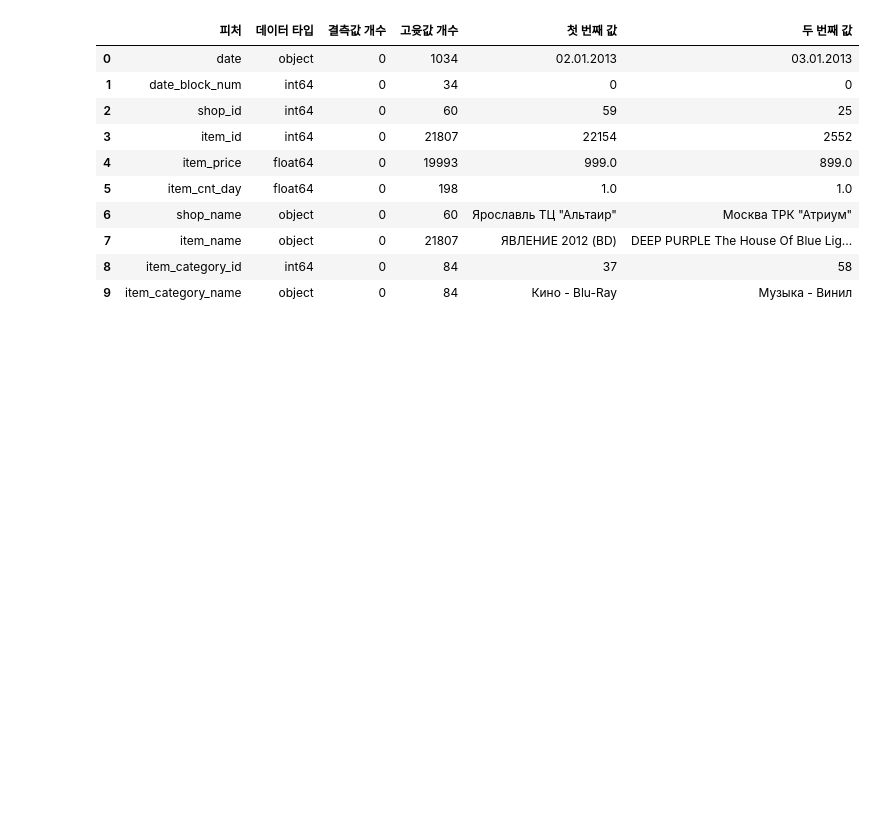
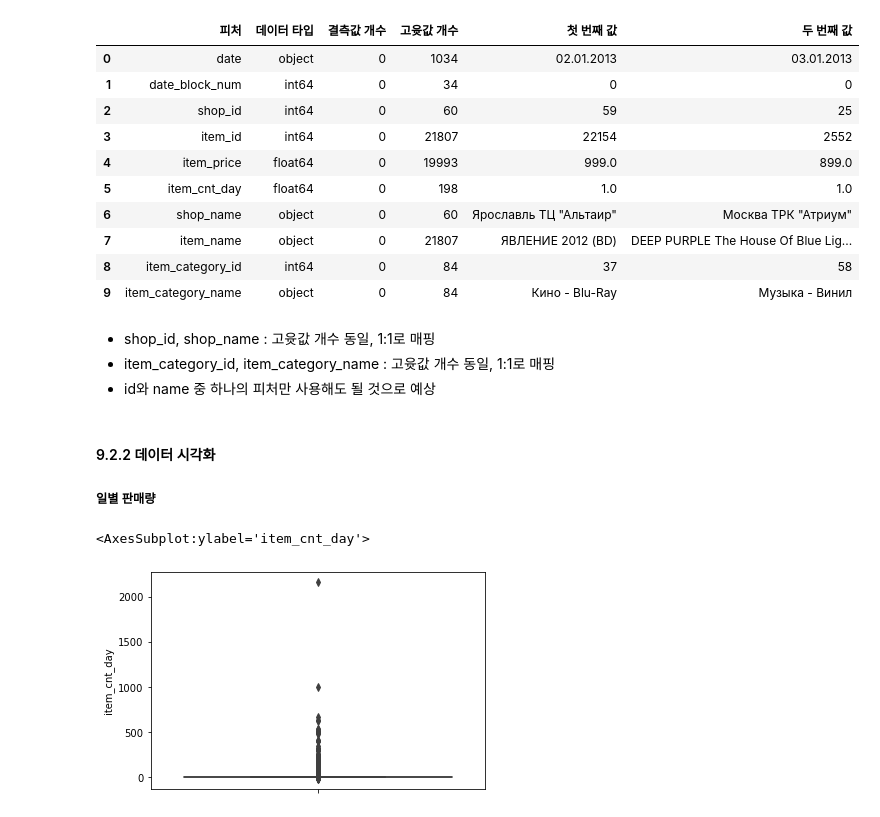
Before and after one commit to hbhb0311/DataAnalysis, a Jupyter notebook: predict_future_sales.ipynb, the cells around one changed output. Saved outputs shown, nothing was run; the diff lists cells and outputs as text; code cells hidden in the pictures; blank space fills up the shorter version.

```diff
--- a/predict_future_sales.ipynb
+++ b/predict_future_sales.ipynb
@@ -192,3 +192,20 @@ resumetable(train)
 | 7 | item_name | object | 0 | 21807 | ЯВЛЕНИЕ 2012 (BD) | DEEP PURPLE The House Of Blue Lig... |
 | 8 | item_category_id | int64 | 0 | 84 | 37 | 58 |
 | 9 | item_category_name | object | 0 | 84 | Кино - Blu-Ray | Музыка - Винил |
+# %% [markdown]
+- shop_id, shop_name : 고윳값 개수 동일, 1:1로 매핑
+- item_category_id, item_category_name : 고윳값 개수 동일, 1:1로 매핑
+- id와 name 중 하나의 피처만 사용해도 될 것으로 예상
+# %% [markdown]
+#### 9.2.2 데이터 시각화
+##### 일별 판매량
+# %%
+import seaborn as sns
+import matplotlib as mpl
+import matplotlib.pyplot as plt
+%matplotlib inline
+
+sns.boxplot(y = 'item_cnt_day', data = train)
+# %% [output]
+<AxesSubplot:ylabel='item_cnt_day'>
+[figure, added]
```
Also changed, not shown: parts of 16 cells of this notebook.
